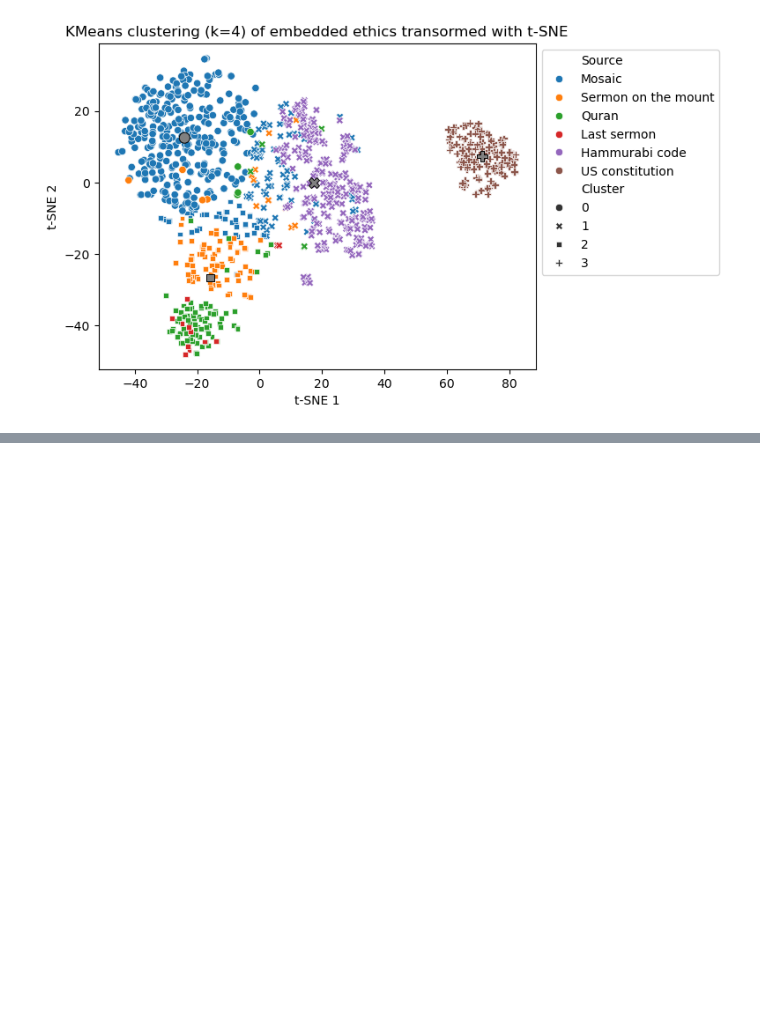
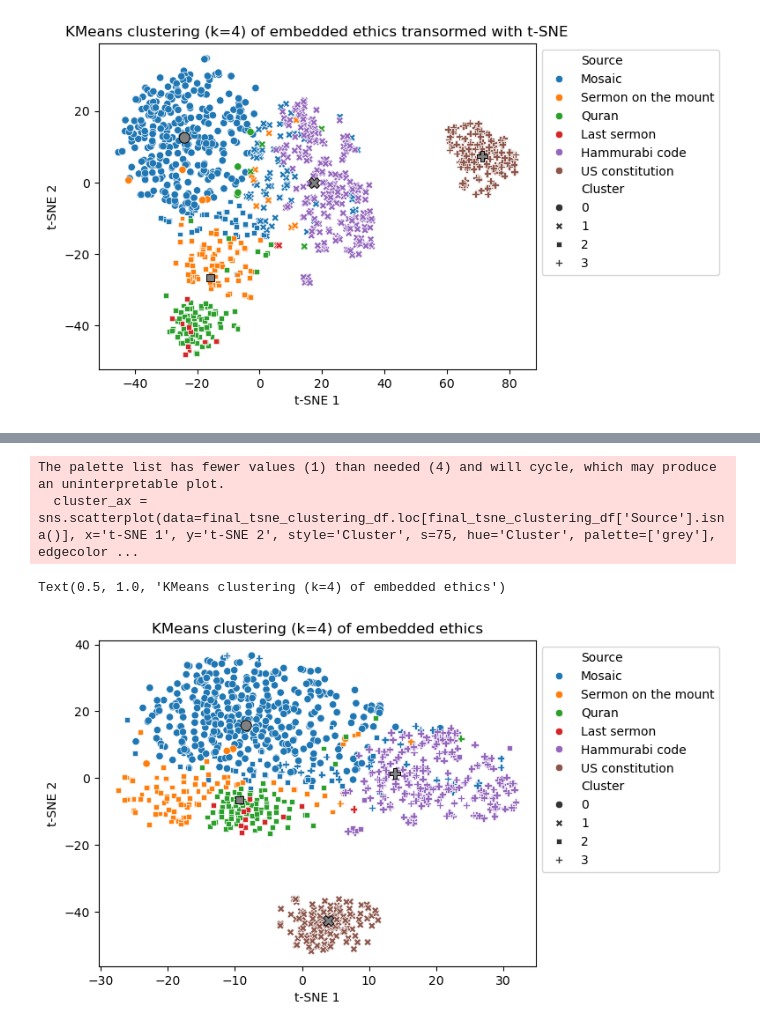
Before and after one commit to jdh33/secular-or-religious, a Jupyter notebook: notebooks/constitution_analysis.ipynb, the cells around one changed output, grey strips where cells are left out. Drawn from its saved outputs; the diff is of its cells as text; code cells hidden in the pictures; blank space fills up the shorter version.

```diff
--- a/notebooks/constitution_analysis.ipynb
+++ b/notebooks/constitution_analysis.ipynb
@@ -1167,0 +1345,12 @@ Text(0.5, 1.0, 'KMeans clustering (k=4) of embedded ethics transormed with t-SNE
+# %%
+final_clustering_df = pd.concat([final_clustering_df, final_kmeans_cluster_centers], ignore_index=True)
+
+tsne = TSNE(random_state=tsne_rand_state)
+final_tsne_clustering_df = pd.DataFrame(
+    tsne.fit_transform(final_clustering_df.drop(['Cluster', 'Source'], axis=1)),
+    index=final_clustering_df.index,
+    columns=['t-SNE 1', 't-SNE 2'])
+
+final_tsne_clustering_df = final_tsne_clustering_df.merge(final_clustering_df.reindex(['Cluster', 'Source'], axis=1), left_index=True, right_index=True)
+final_tsne_clustering_df.head()
+final_tsne_clustering_df.tail()
@@ -1167,0 +1370,10 @@ Text(0.5, 1.0, 'KMeans clustering (k=4) of embedded ethics transormed with t-SNE
+# %%
+cluster_ax = sns.scatterplot(data=final_tsne_clustering_df.loc[~final_tsne_clustering_df['Source'].isna()], x='t-SNE 1', y='t-SNE 2', style='Cluster', hue='Source', palette=sns.color_palette("tab10"))
+cluster_ax = sns.scatterplot(data=final_tsne_clustering_df.loc[final_tsne_clustering_df['Source'].isna()], x='t-SNE 1', y='t-SNE 2', style='Cluster', s=75, hue='Cluster', palette=['grey'], edgecolors='black', legend=False, ax=cluster_ax)
+cluster_ax.set_title('KMeans clustering (k=4) of embedded ethics')
+sns.move_legend(cluster_ax, 'upper left', bbox_to_anchor=(1, 1))
+# %% [output]
+The palette list has fewer values (1) than needed (4) and will cycle, which may produce an uninterpretable plot.
+  cluster_ax = sns.scatterplot(data=final_tsne_clustering_df.loc[final_tsne_clustering_df['Source'].isna()], x='t-SNE 1', y='t-SNE 2', style='Cluster', s=75, hue='Cluster', palette=['grey'], edgecolor ...
+Text(0.5, 1.0, 'KMeans clustering (k=4) of embedded ethics')
+[figure, added]
```
Also changed, not shown: parts of 26 cells of this notebook.
